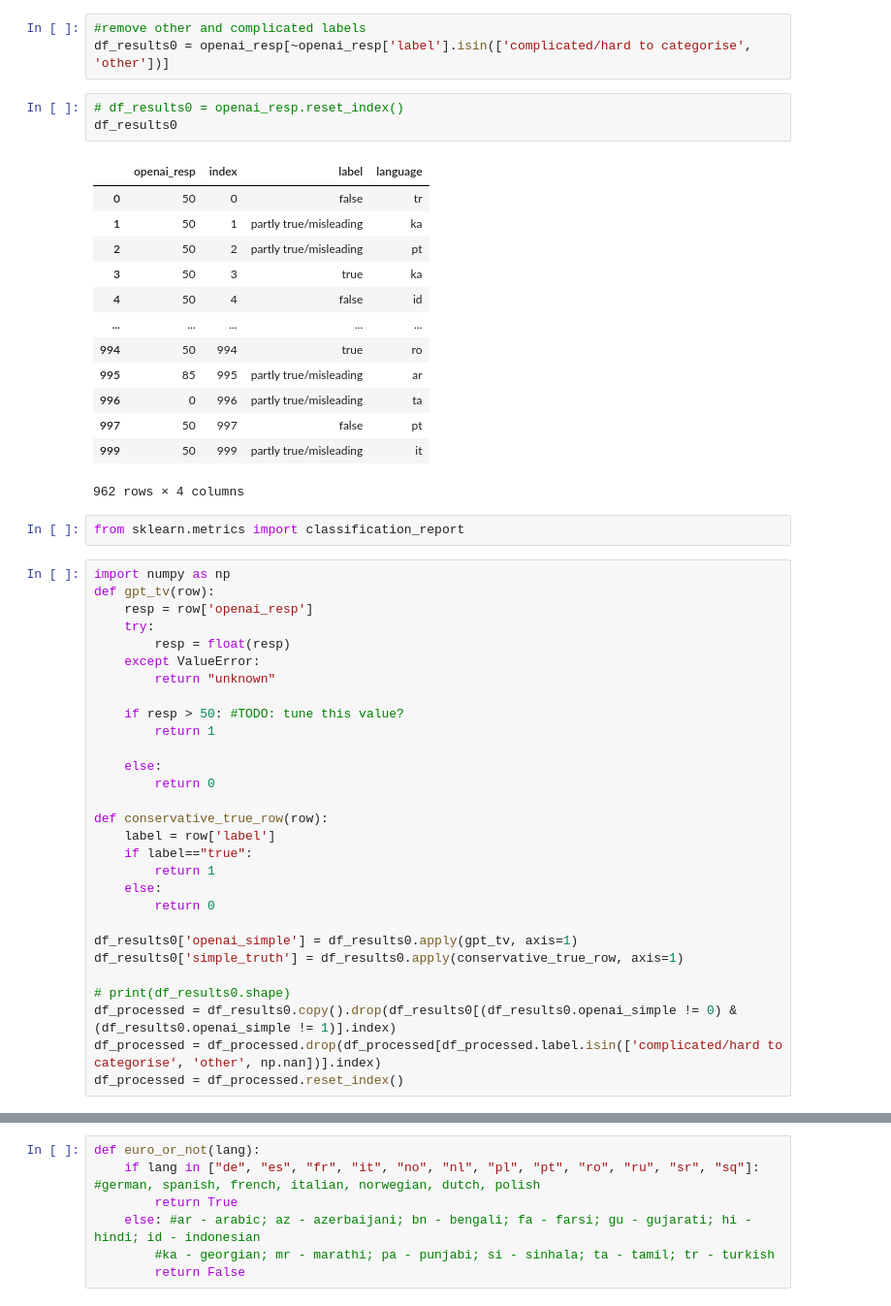
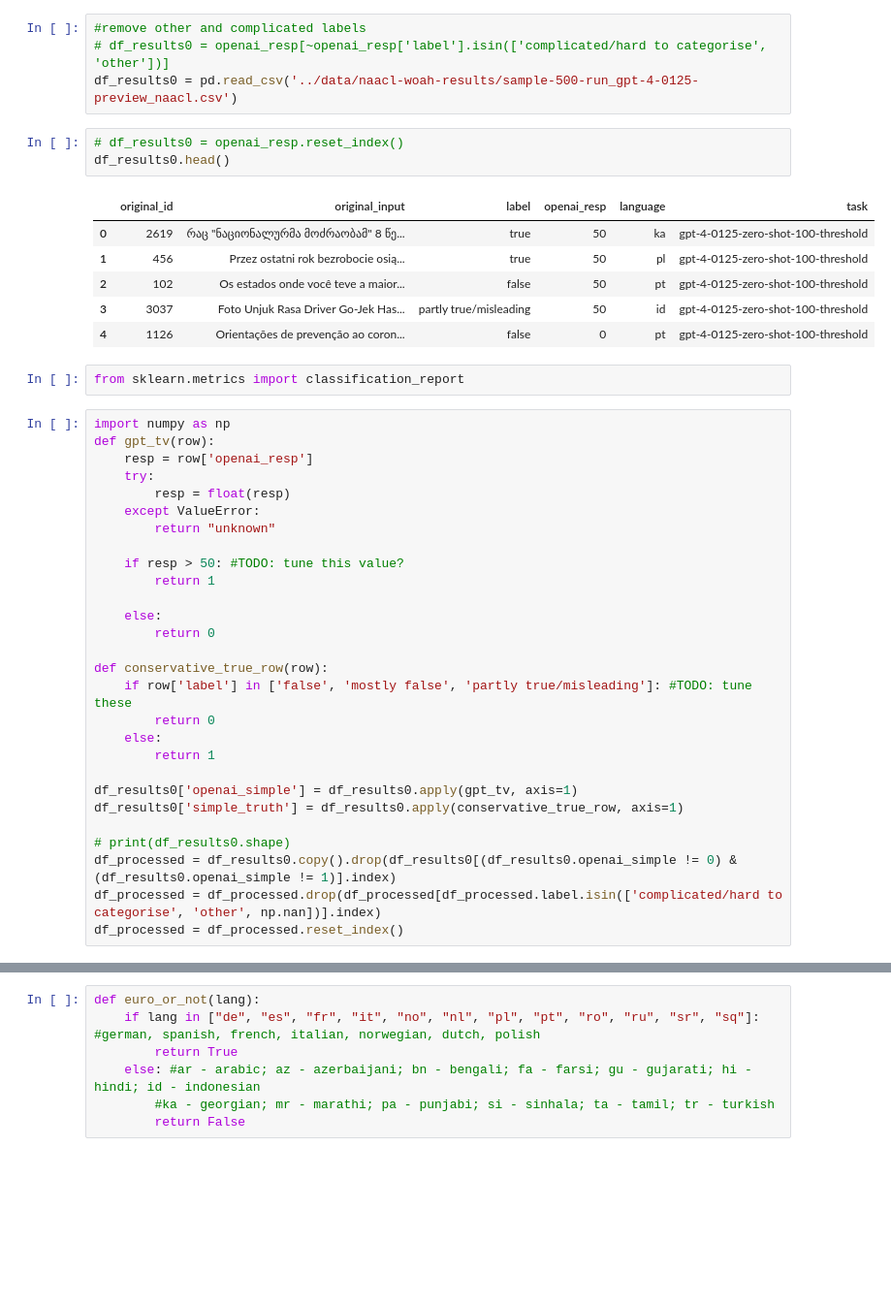
Before and after one commit to TheFloatingString/llm-misinfo-eval, a Jupyter notebook: notebooks/Additional-GPT-4-Analysis.ipynb, the cells around one changed output, grey strips where cells are left out. Shown at 97% size. Saved outputs shown, nothing was run; the diff lists cells and outputs as text; blank space fills up the shorter version.

```diff
--- a/notebooks/Additional-GPT-4-Analysis.ipynb
+++ b/notebooks/Additional-GPT-4-Analysis.ipynb
@@ -24,23 +11,17 @@ openai_resp
 # %%
 #remove other and complicated labels
-df_results0 = openai_resp[~openai_resp['label'].isin(['complicated/hard to categorise', 'other'])]
+# df_results0 = openai_resp[~openai_resp['label'].isin(['complicated/hard to categorise', 'other'])]
+df_results0 = pd.read_csv('../data/naacl-woah-results/sample-500-run_gpt-4-0125-preview_naacl.csv')
 # %%
 # df_results0 = openai_resp.reset_index()
-df_results0
+df_results0.head()
 # %% [output]
-|  | openai_resp | index | label | language |
-| 0 | 50 | 0 | false | tr |
-| 1 | 50 | 1 | partly true/misleading | ka |
-| 2 | 50 | 2 | partly true/misleading | pt |
-| 3 | 50 | 3 | true | ka |
-| 4 | 50 | 4 | false | id |
-| ... | ... | ... | ... | ... |
-| 994 | 50 | 994 | true | ro |
-| 995 | 85 | 995 | partly true/misleading | ar |
-| 996 | 0 | 996 | partly true/misleading | ta |
-| 997 | 50 | 997 | false | pt |
-| 999 | 50 | 999 | partly true/misleading | it |
+|  | original_id | original_input | label | openai_resp | language | task |
+| 0 | 2619 | რაც "ნაციონალურმა მოძრაობამ" 8 წე... | true | 50 | ka | gpt-4-0125-zero-shot-100-threshold |
+| 1 | 456 | Przez ostatni rok bezrobocie osią... | true | 50 | pl | gpt-4-0125-zero-shot-100-threshold |
+| 2 | 102 | Os estados onde você teve a maior... | false | 50 | pt | gpt-4-0125-zero-shot-100-threshold |
+| 3 | 3037 | Foto Unjuk Rasa Driver Go-Jek Has... | partly true/misleading | 50 | id | gpt-4-0125-zero-shot-100-threshold |
+| 4 | 1126 | Orientações de prevenção ao coron... | false | 0 | pt | gpt-4-0125-zero-shot-100-threshold |
-962 rows × 4 columns
 # %%
 from sklearn.metrics import classification_report
 # %%
@@ -59,11 +40,10 @@ def gpt_tv(row):
         return 0
 
 def conservative_true_row(row):
-    label = row['label']
-    if label=="true":
+    if row['label'] in ['false', 'mostly false', 'partly true/misleading']: #TODO: tune these
+        return 0
+    else:
         return 1
-    else:
-        return 0
 
 df_results0['openai_simple'] = df_results0.apply(gpt_tv, axis=1)
 df_results0['simple_truth'] = df_results0.apply(conservative_true_row, axis=1)
```
Also changed, not shown: parts of 16 cells of this notebook, 1 other file.
